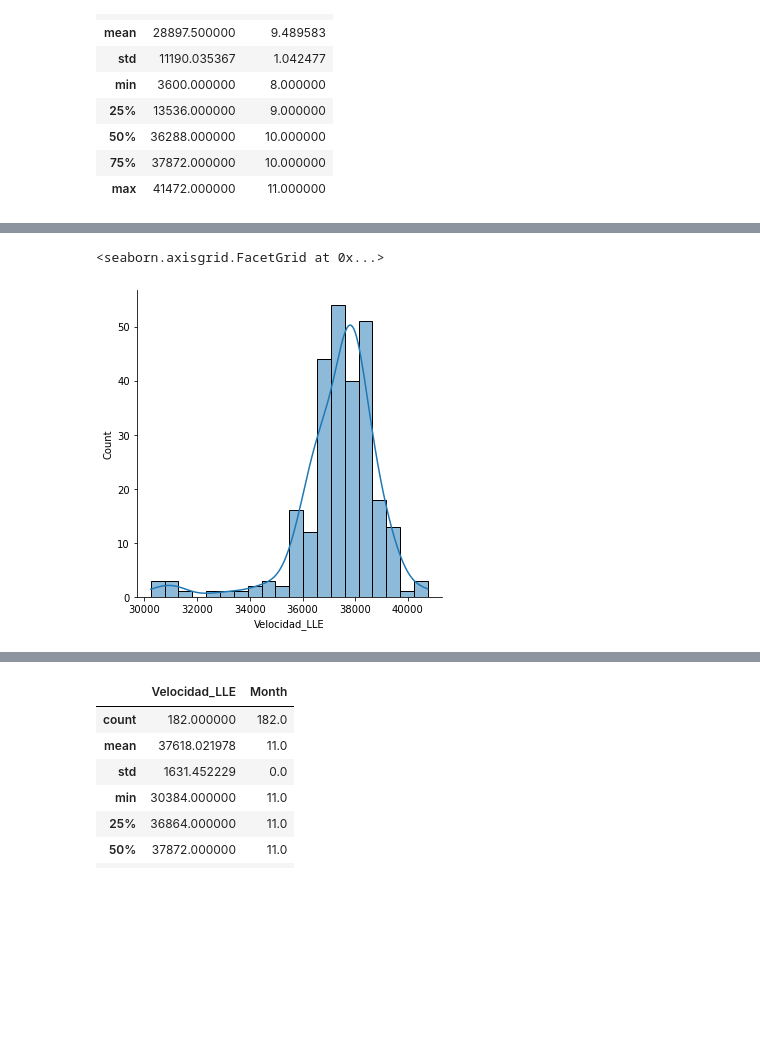
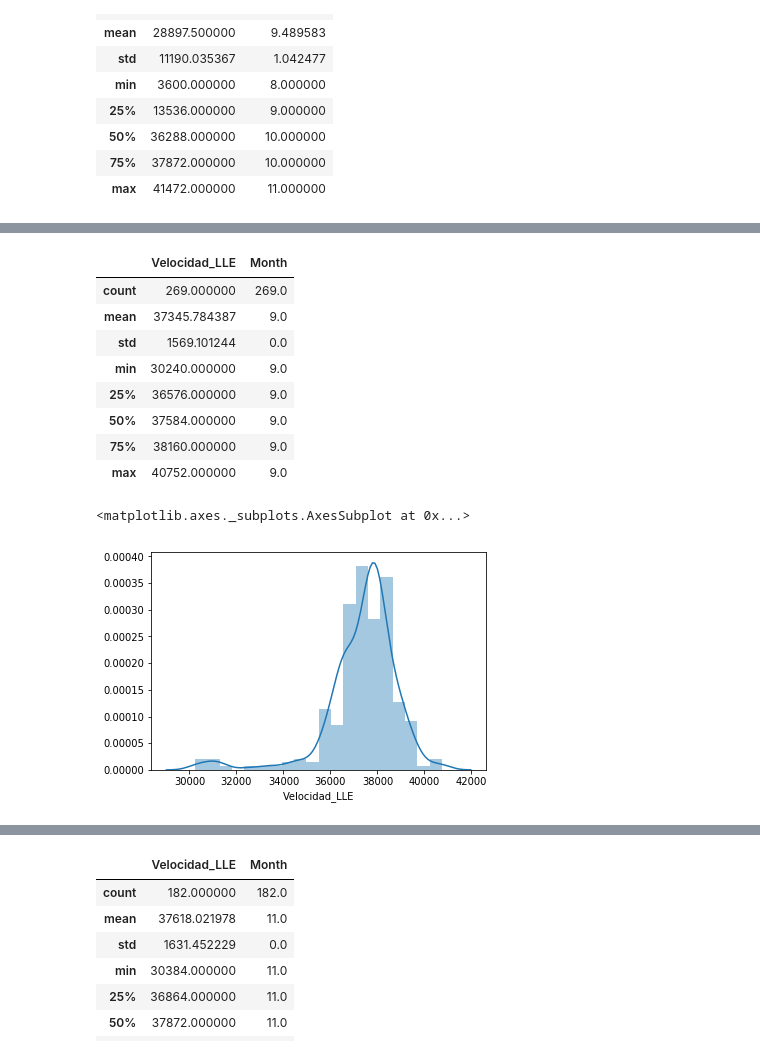
Before and after one commit to doblevm/analysisGLY, a Jupyter notebook: Analysis GLY CLP.ipynb, the cells around one changed output, grey strips where cells are left out. Drawn from its saved outputs; the diff is of its cells as text; code cells hidden in the pictures; blank space fills up the shorter version.

```diff
--- a/Analysis GLY CLP.ipynb
+++ b/Analysis GLY CLP.ipynb
@@ -143,9 +155,21 @@ sns.displot(df_excel_mod_agos["Velocidad_LLE"], kde=True, bins=20)
 # %%
 df_excel_mod_sept = df_excel[(df_excel['Velocidad_LLE'] > 30000) & (df_excel['Month'] == 9)]
+# %%
+df_excel_mod_sept.describe()
+# %% [output]
+|  | Velocidad_LLE | Month |
+| count | 269.000000 | 269.0 |
+| mean | 37345.784387 | 9.0 |
+| std | 1569.101244 | 0.0 |
+| min | 30240.000000 | 9.0 |
+| 25% | 36576.000000 | 9.0 |
+| 50% | 37584.000000 | 9.0 |
+| 75% | 38160.000000 | 9.0 |
+| max | 40752.000000 | 9.0 |
 # %%
-sns.displot(df_excel_mod_sept["Velocidad_LLE"], kde=True, bins=20)
+sns.distplot(df_excel_mod_sept["Velocidad_LLE"], kde=True, bins=20)
 # %% [output]
-<seaborn.axisgrid.FacetGrid at 0x...>
+<matplotlib.axes._subplots.AxesSubplot at 0x...>
-[figure, old version]
+[figure, new version]
 # %%
 df_excel_mod_oct = df_excel[(df_excel['Velocidad_LLE'] > 30000) & (df_excel['Month'] == 10)]
```
Also changed, not shown: parts of 7 cells of this notebook.
